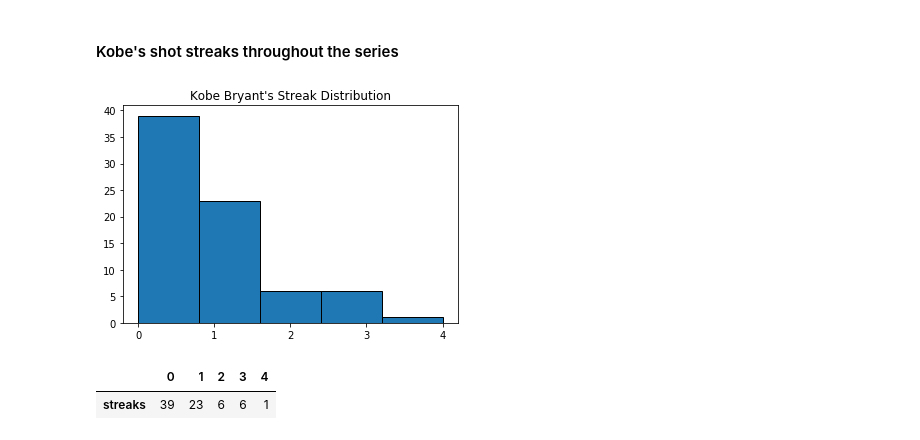
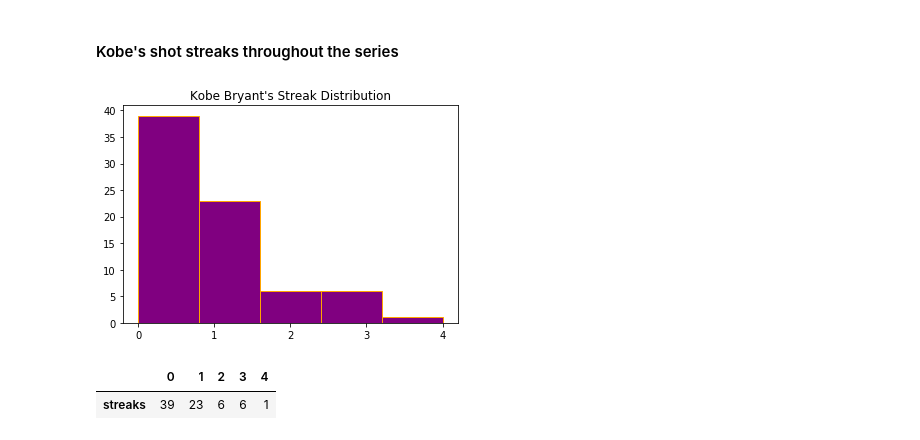
Before and after one commit to jessimk/hothand, a Jupyter notebook: kobe_hothand_python.ipynb, the cells around one changed output. Drawn from its saved outputs; the diff is of its cells as text; code cells hidden in the pictures.

```diff
--- a/kobe_hothand_python.ipynb
+++ b/kobe_hothand_python.ipynb
@@ -92,12 +94,12 @@ kobe_streak = calc_streak(data['shot'])
 # %%
 kobe_streak = pd.DataFrame(kobe_streak, columns=["streaks"])
 # %%
-plt.hist(kobe_streak.streaks, bins=5, edgecolor='black', linewidth=1)
+plt.hist(kobe_streak.streaks, bins=5, edgecolor='orange', linewidth=1, color="purple")
 plt.xticks(range(0,5))
 plt.title("Kobe Bryant's Streak Distribution")
 plt.show()
 # %% [output]
-[figure, old version]
+[figure, new version]
 # %%
 kobe_streak_summary = pd.DataFrame(kobe_streak.streaks.value_counts().sort_index()).T
 kobe_streak_summary
```
Also changed, not shown: parts of 25 cells of this notebook.
